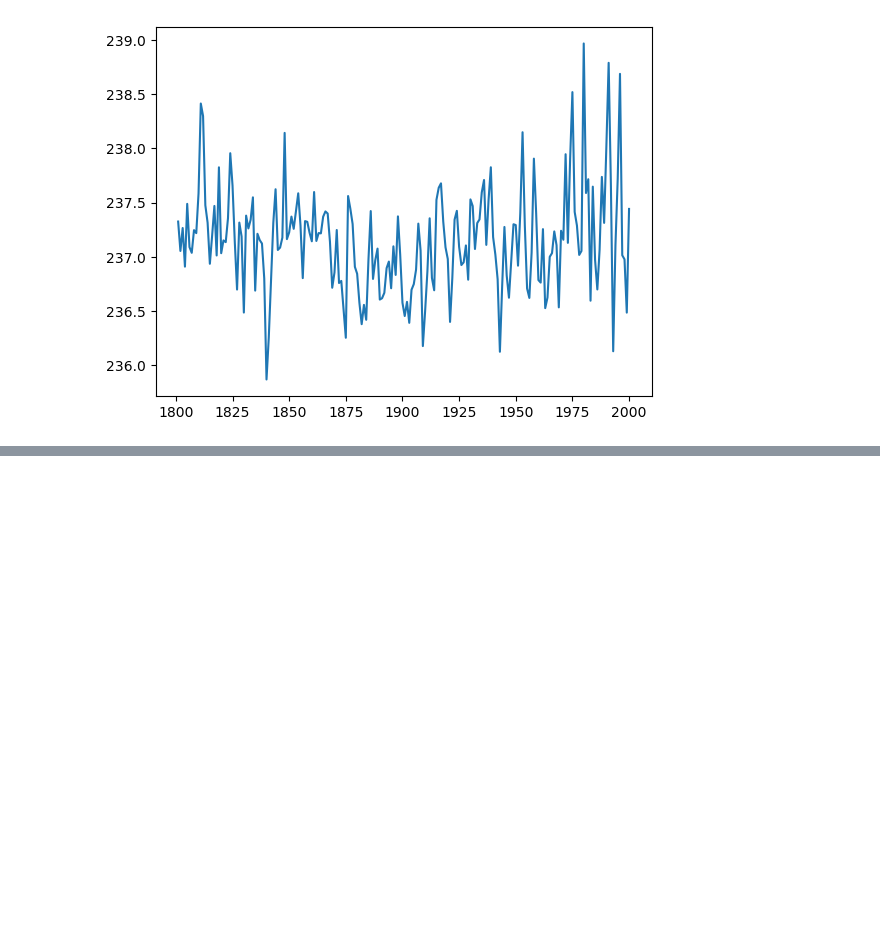
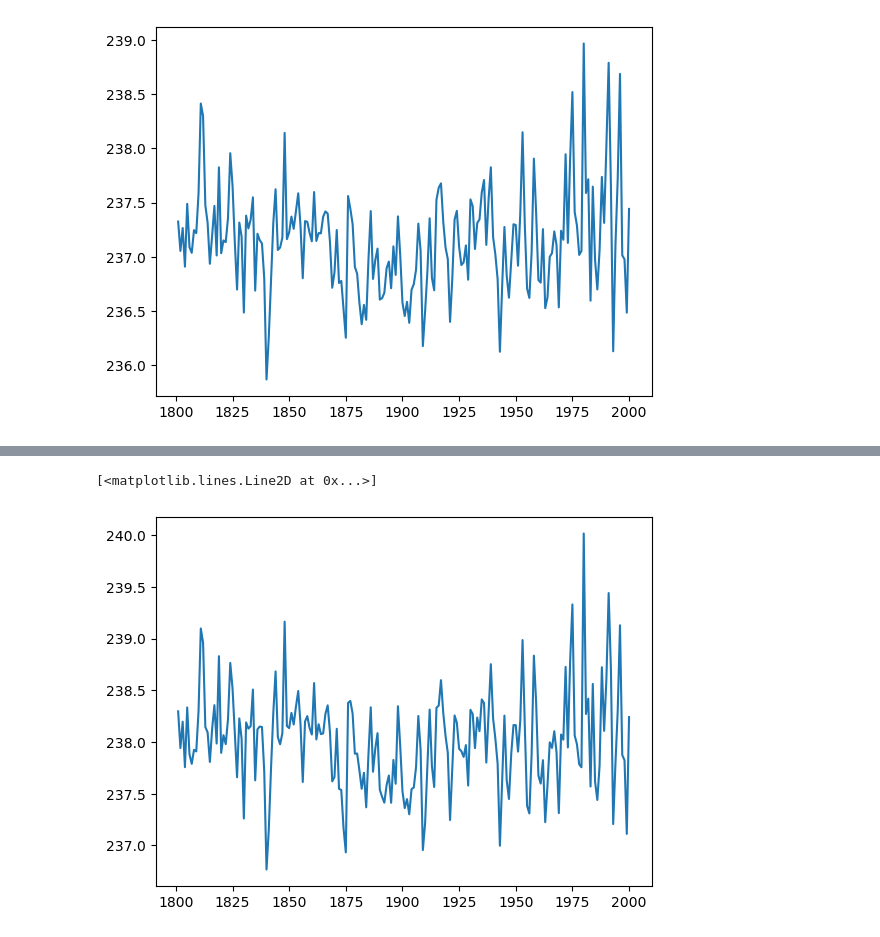
Before and after one commit to advikeswaran/metric-reconstruction, a Jupyter notebook: RACMO_TempRecon.ipynb, the cells around one changed output, grey strips where cells are left out. Saved outputs shown, nothing was run; the diff lists cells and outputs as text; code cells hidden in the pictures; blank space fills up the shorter version.

```diff
--- a/RACMO_TempRecon.ipynb
+++ b/RACMO_TempRecon.ipynb
@@ -493,0 +525,5 @@ plt.plot(np.arange(1801, 2001), reshaped_means[:, 100, 100])
+# %%
+plt.plot(np.arange(1801, 2001), ap_avgs)
+# %% [output]
+[<matplotlib.lines.Line2D at 0x...>]
+[figure, added]
```
Also changed, not shown: parts of 18 cells of this notebook.
